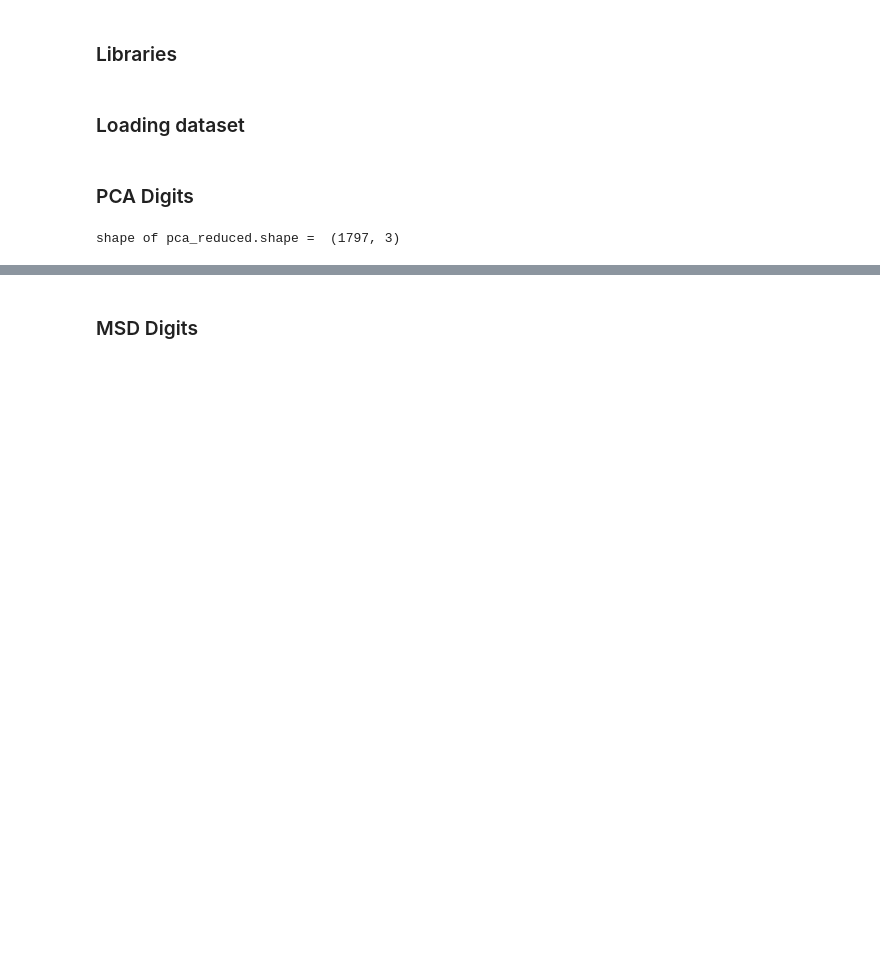
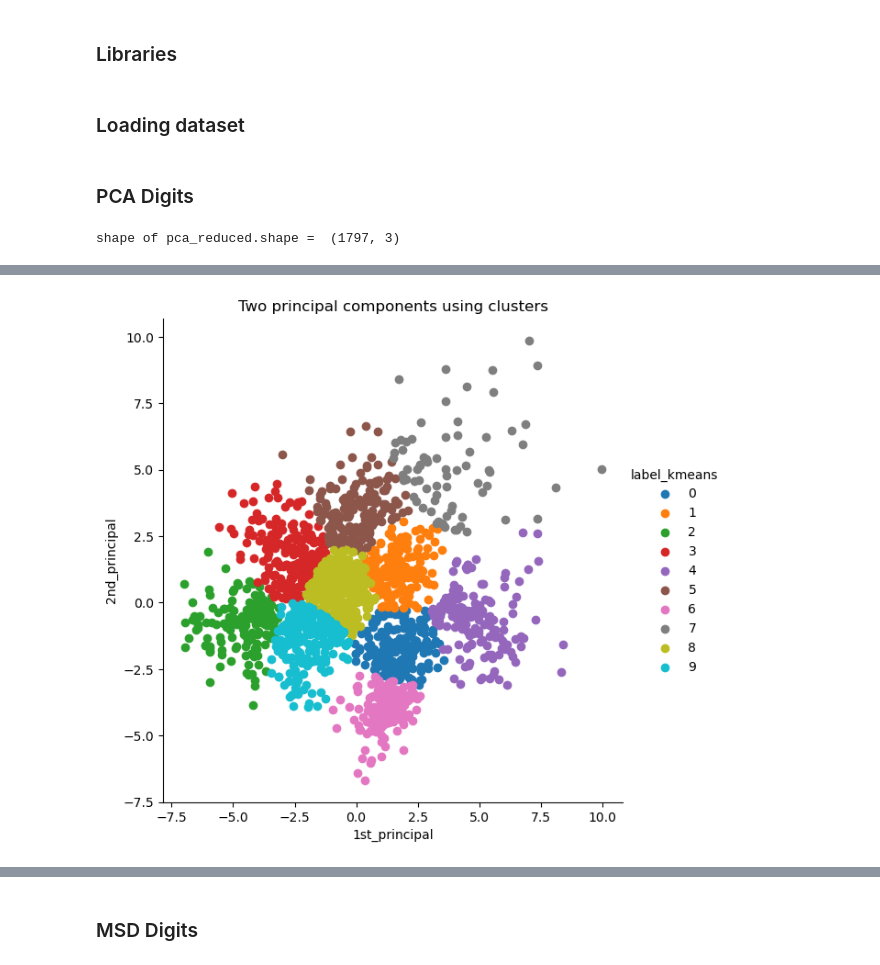
Before and after one commit to afrincon2/Computational_linear_algebra, a Jupyter notebook: pca_msd_tSNE.ipynb, the cells around one changed output, grey strips where cells are left out. Cells and saved outputs as stored; diff of their text form; code cells hidden in the pictures; blank space fills up the shorter version.

```diff
--- a/pca_msd_tSNE.ipynb
+++ b/pca_msd_tSNE.ipynb
@@ -43,0 +55,11 @@ plt.show()
+# %%
+#%% Etiquetamos nuestro dataframe.
+labels = kmeans.predict(pca_df[["1st_principal", "2nd_principal"]])
+
+
+pca_df['label_kmeans'] = labels
+sn.FacetGrid(pca_df, hue="label_kmeans", size=6).map(plt.scatter, '1st_principal', '2nd_principal').add_legend()
+plt.title("Two principal components using clusters")
+plt.show()
+# %% [output]
+[figure, added]
```
Also changed, not shown: parts of 20 cells of this notebook.
